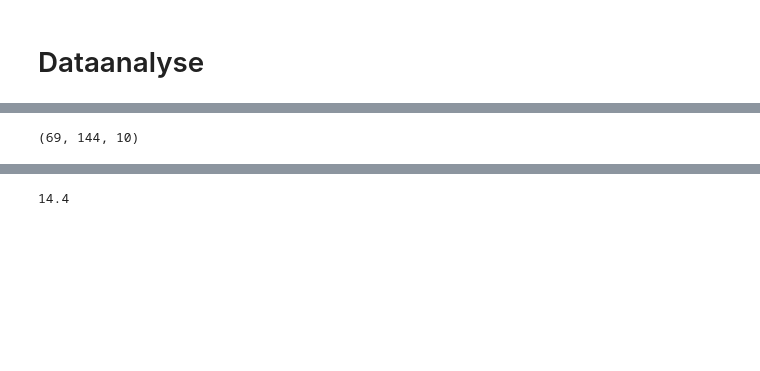
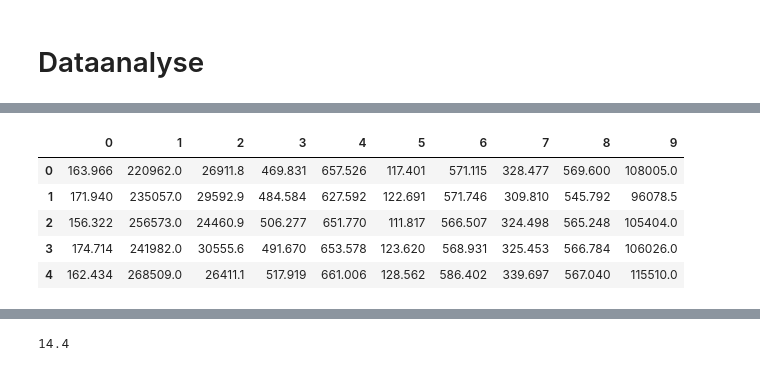
Before and after one commit to lian333/thesis, a Jupyter notebook: syntheic_data/timeseries_dgan.ipynb, the cells around one changed output, grey strips where cells are left out. Cells and saved outputs as stored; diff of their text form; code cells hidden in the pictures; blank space fills up the shorter version.

```diff
--- a/syntheic_data/timeseries_dgan.ipynb
+++ b/syntheic_data/timeseries_dgan.ipynb
@@ -75,11 +92,13 @@ plt.show()
 # %%
 # DGAN needs many example time series to train. Split into 1-day slices to
 # create multiple examples.
 features = train_df.drop(columns="datetime").to_numpy()
-# Obsevations every 10 minutes, so 144 * 10 minutes = 1 day
-n = features.shape[0] // 144
-features = features[:(n*144),:].reshape(-1, 144, features.shape[1])
-# Shape is now (# examples, # time points, # features)
-print(features.shape)
+features =pd.DataFrame(features)
+features.head()
 # %% [output]
-(69, 144, 10)
+|  | 0 | 1 | 2 | 3 | 4 | 5 | 6 | 7 | 8 | 9 |
+| 0 | 163.966 | 220962.0 | 26911.8 | 469.831 | 657.526 | 117.401 | 571.115 | 328.477 | 569.600 | 108005.0 |
+| 1 | 171.940 | 235057.0 | 29592.9 | 484.584 | 627.592 | 122.691 | 571.746 | 309.810 | 545.792 | 96078.5 |
+| 2 | 156.322 | 256573.0 | 24460.9 | 506.277 | 651.770 | 111.817 | 566.507 | 324.498 | 565.248 | 105404.0 |
+| 3 | 174.714 | 241982.0 | 30555.6 | 491.670 | 653.578 | 123.620 | 568.931 | 325.453 | 566.784 | 106026.0 |
+| 4 | 162.434 | 268509.0 | 26411.1 | 517.919 | 661.006 | 128.562 | 586.402 | 339.697 | 567.040 | 115510.0 |
```
Also changed, not shown: parts of 14 cells of this notebook, 1 other file.
